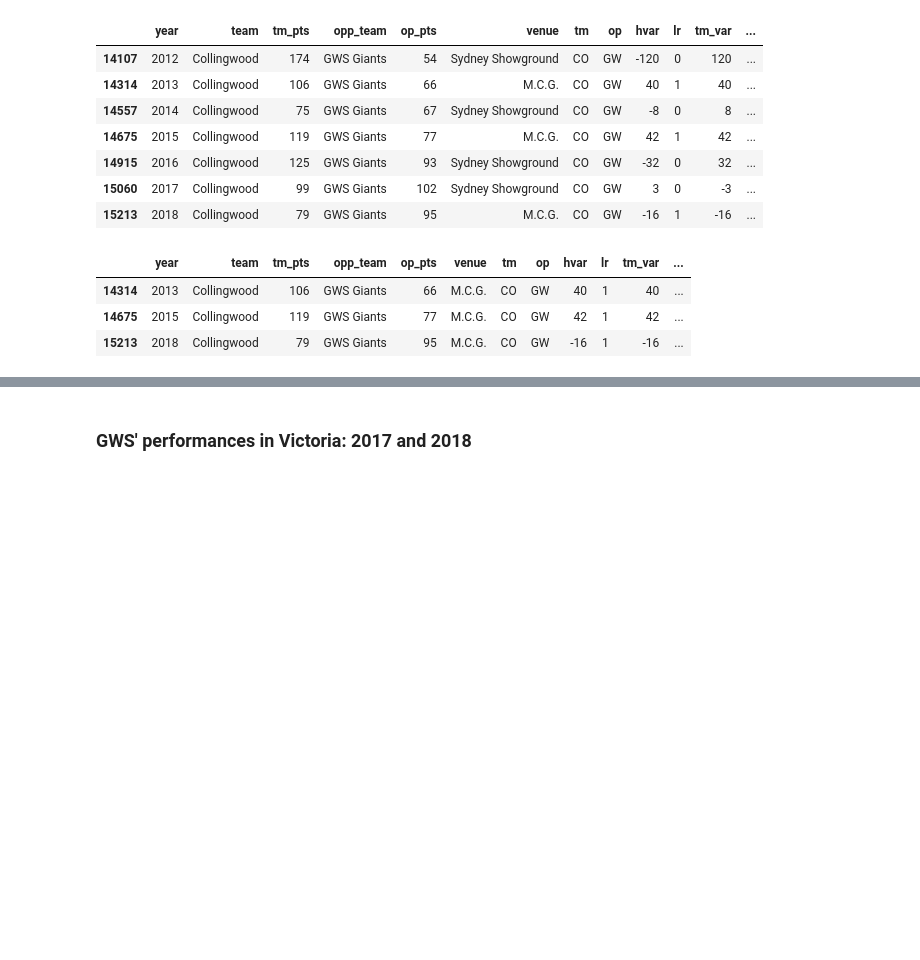
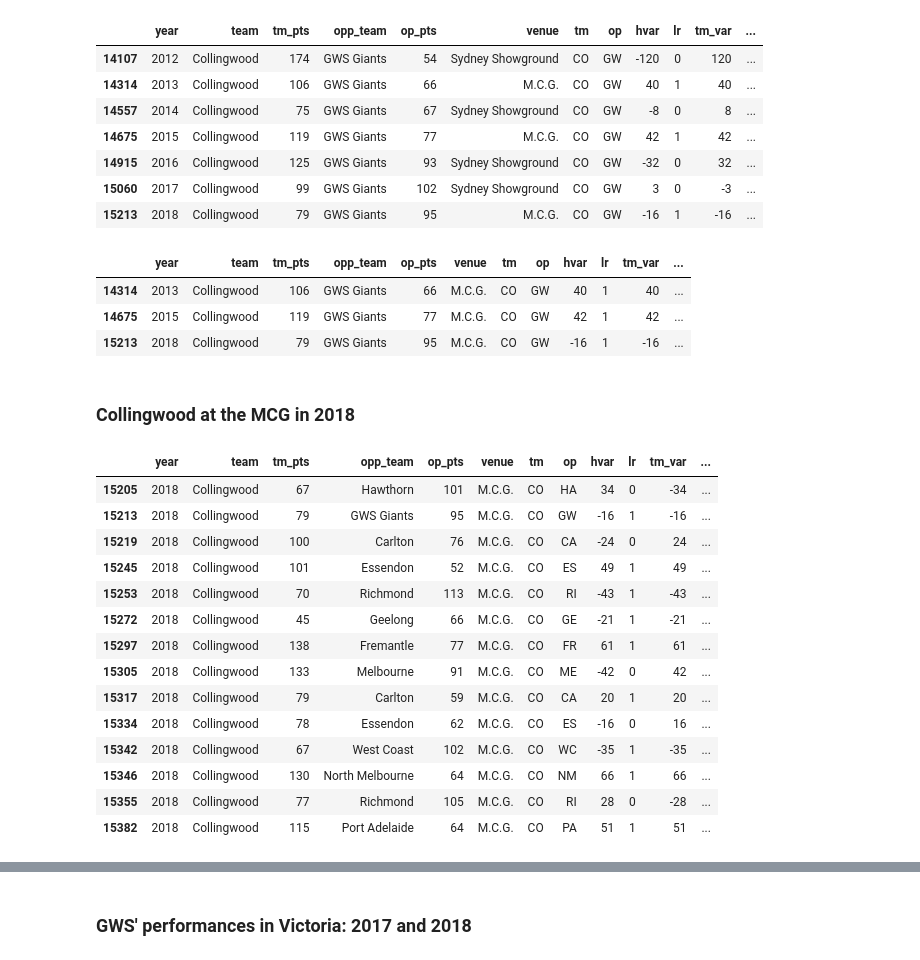
Before and after one commit to stevegabriel1/afl_explore, a Jupyter notebook: afl_prev_2018_finals1.ipynb, the cells around one changed output, grey strips where cells are left out. Drawn from its saved outputs; the diff is of its cells as text; code cells hidden in the pictures; blank space fills up the shorter version.

```diff
--- a/afl_prev_2018_finals1.ipynb
+++ b/afl_prev_2018_finals1.ipynb
@@ -675,3 +675,23 @@ merge_ft.iloc[:,:][(merge_ft.tm == 'CO') & (merge_ft.op == 'GW') & (merge_ft.ven
 | 14314 | 2013 | Collingwood | 106 | GWS Giants | 66 | M.C.G. | CO | GW | 40 | 1 | 40 | ... |
 | 14675 | 2015 | Collingwood | 119 | GWS Giants | 77 | M.C.G. | CO | GW | 42 | 1 | 42 | ... |
 | 15213 | 2018 | Collingwood | 79 | GWS Giants | 95 | M.C.G. | CO | GW | -16 | 1 | -16 | ... |
+# %% [markdown]
+### Collingwood at the MCG in 2018
+# %%
+merge_ft.iloc[:,:][(merge_ft.tm == 'CO') & (merge_ft.venue == 'M.C.G.')&(merge_ft.year == 2018) ]
+# %% [output]
+|  | year | team | tm_pts | opp_team | op_pts | venue | tm | op | hvar | lr | tm_var | ... |
+| 15205 | 2018 | Collingwood | 67 | Hawthorn | 101 | M.C.G. | CO | HA | 34 | 0 | -34 | ... |
+| 15213 | 2018 | Collingwood | 79 | GWS Giants | 95 | M.C.G. | CO | GW | -16 | 1 | -16 | ... |
+| 15219 | 2018 | Collingwood | 100 | Carlton | 76 | M.C.G. | CO | CA | -24 | 0 | 24 | ... |
+| 15245 | 2018 | Collingwood | 101 | Essendon | 52 | M.C.G. | CO | ES | 49 | 1 | 49 | ... |
+| 15253 | 2018 | Collingwood | 70 | Richmond | 113 | M.C.G. | CO | RI | -43 | 1 | -43 | ... |
+| 15272 | 2018 | Collingwood | 45 | Geelong | 66 | M.C.G. | CO | GE | -21 | 1 | -21 | ... |
+| 15297 | 2018 | Collingwood | 138 | Fremantle | 77 | M.C.G. | CO | FR | 61 | 1 | 61 | ... |
+| 15305 | 2018 | Collingwood | 133 | Melbourne | 91 | M.C.G. | CO | ME | -42 | 0 | 42 | ... |
+| 15317 | 2018 | Collingwood | 79 | Carlton | 59 | M.C.G. | CO | CA | 20 | 1 | 20 | ... |
+| 15334 | 2018 | Collingwood | 78 | Essendon | 62 | M.C.G. | CO | ES | -16 | 0 | 16 | ... |
+| 15342 | 2018 | Collingwood | 67 | West Coast | 102 | M.C.G. | CO | WC | -35 | 1 | -35 | ... |
+| 15346 | 2018 | Collingwood | 130 | North Melbourne | 64 | M.C.G. | CO | NM | 66 | 1 | 66 | ... |
+| 15355 | 2018 | Collingwood | 77 | Richmond | 105 | M.C.G. | CO | RI | 28 | 0 | -28 | ... |
+| 15382 | 2018 | Collingwood | 115 | Port Adelaide | 64 | M.C.G. | CO | PA | 51 | 1 | 51 | ... |
```
Also changed, not shown: parts of 5 cells of this notebook.
